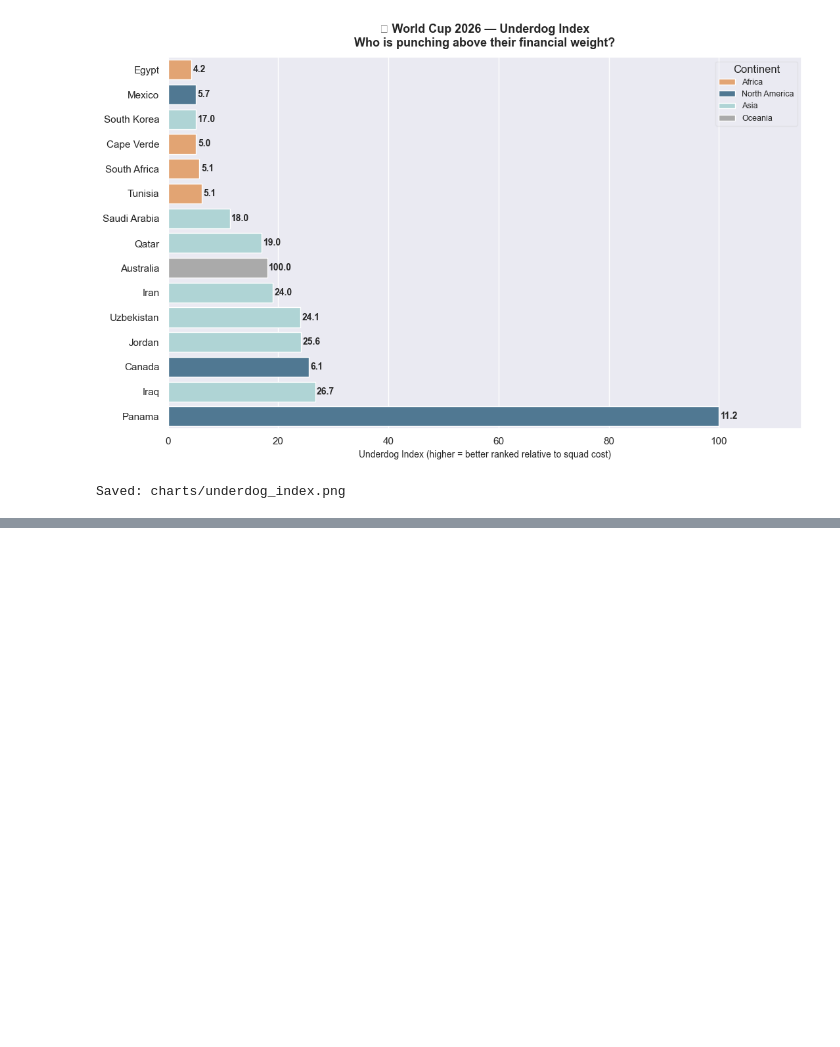
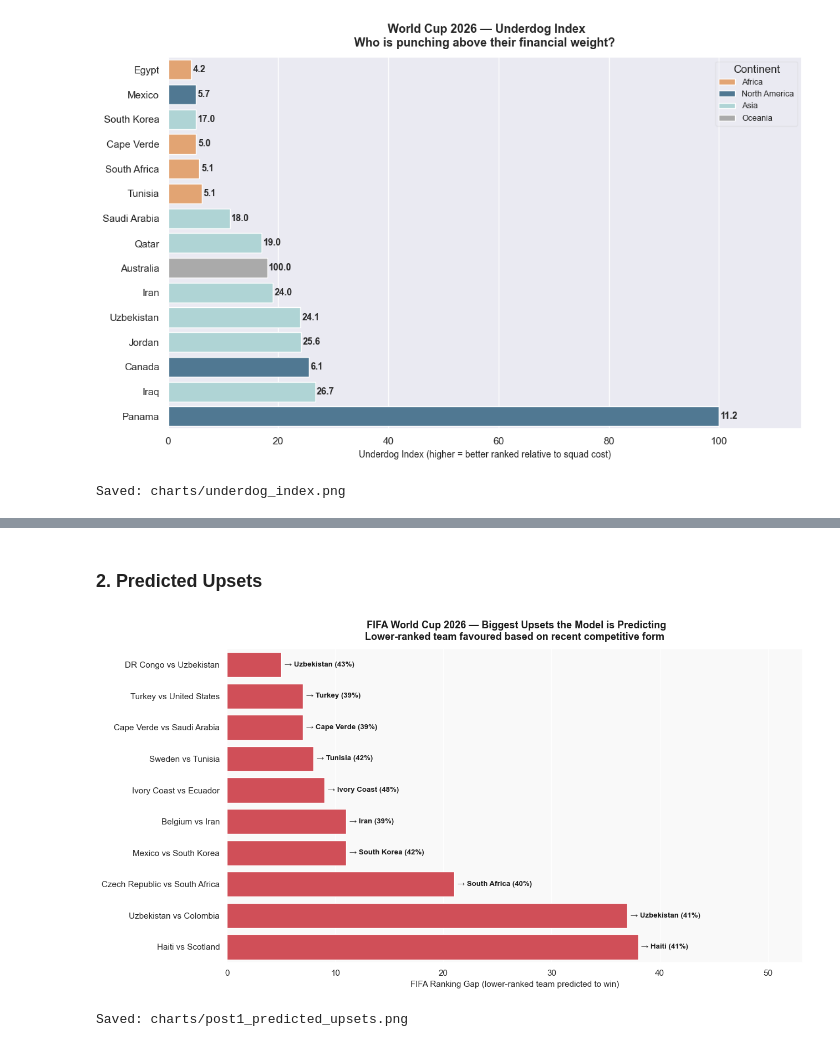
Before and after one commit to ojas996/fifa-world-cup-2026-analysis, a Jupyter notebook: analysis.ipynb, the cells around one changed output, grey strips where cells are left out. Saved outputs shown, nothing was run; the diff lists cells and outputs as text; code cells hidden in the pictures; blank space fills up the shorter version.

```diff
--- a/analysis.ipynb
+++ b/analysis.ipynb
@@ -1368,0 +1427,75 @@ Average squad value : €312M
+# %% [markdown]
+### 2. Predicted Upsets
+# %%
+upsets = []
+
+for _, r in group_df.iterrows():
+    home_row = features_df[features_df['team'] == r['home_team']]
+    away_row = features_df[features_df['team'] == r['away_team']]
+
+    if home_row.empty or away_row.empty:
+        continue
+
+    home_rank = home_row.iloc[0]['fifa_ranking']
+    away_rank = away_row.iloc[0]['fifa_ranking']
+
+    if r['predicted_winner'] == r['away_team'] and away_rank > home_rank:
+        upsets.append({
+            'match':            f"{r['home_team']} vs {r['away_team']}",
+            'predicted_winner': r['predicted_winner'],
+            'rank_diff':        int(away_rank - home_rank),
+            'winner_prob':      round(r['away_prob'] * 100, 1)
+        })
+    elif r['predicted_winner'] == r['home_team'] and home_rank > away_rank:
+        upsets.append({
+            'match':            f"{r['home_team']} vs {r['away_team']}",
+            'predicted_winner': r['predicted_winner'],
+            'rank_diff':        int(home_rank - away_rank),
+            'winner_prob':      round(r['home_prob'] * 100, 1)
+        })
+
+upsets_df = (pd.DataFrame(upsets)
+               .sort_values('rank_diff', ascending=False)
+               .head(10)
+               .sort_values('rank_diff', ascending=True))
+
+fig, ax = plt.subplots(figsize=(13, 7))
+fig.patch.set_facecolor('white')
+ax.set_facecolor('#f9f9f9')
+
+sns.barplot(
+    data=upsets_df,
+    y='match',
+    x='rank_diff',
+    color='#e63946',
+    ax=ax
+)
+
+for bar, (_, row) in zip(ax.patches, upsets_df.iterrows()):
+    ax.text(
+        bar.get_width() + 0.3,
+        bar.get_y() + bar.get_height() / 2,
+        f"→ {row['predicted_winner']} ({row['winner_prob']:.0f}%)",
+        va='center',
+        fontsize=9.5,
+        fontweight='bold',
+        color='#1a1a1a'
+    )
+
+ax.set_xlabel('FIFA Ranking Gap (lower-ranked team predicted to win)', fontsize=11)
+ax.set_ylabel('')
+ax.set_title(
+    ' FIFA World Cup 2026 — Biggest Upsets the Model is Predicting\n'
+    'Lower-ranked team favoured based on recent competitive form',
+    fontsize=13, fontweight='bold', pad=12, color='#1a1a1a'
+)
+ax.set_xlim(0, upsets_df['rank_diff'].max() * 1.4)
+
+plt.tight_layout()
+plt.savefig('charts/post1_predicted_upsets.png', dpi=150,
+            bbox_inches='tight', facecolor='white')
+plt.show()
+print("Saved: charts/post1_predicted_upsets.png")
+# %% [output]
+[figure, added]
+Saved: charts/post1_predicted_upsets.png
```
Also changed, not shown: parts of 57 cells of this notebook, 12 other files.
